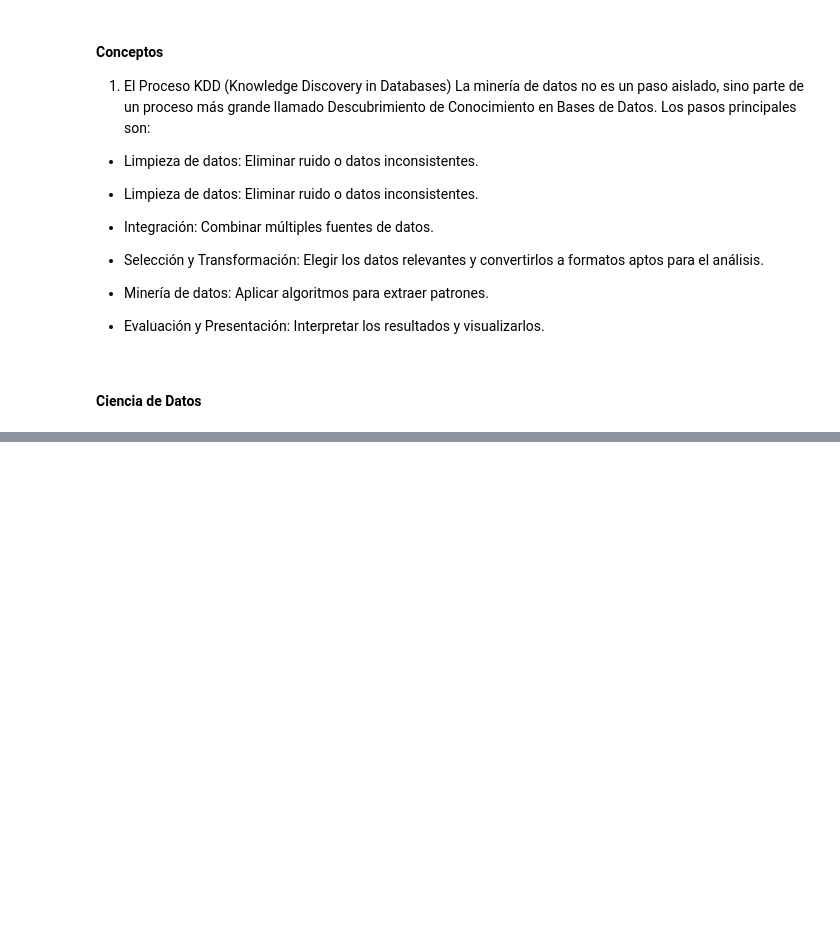
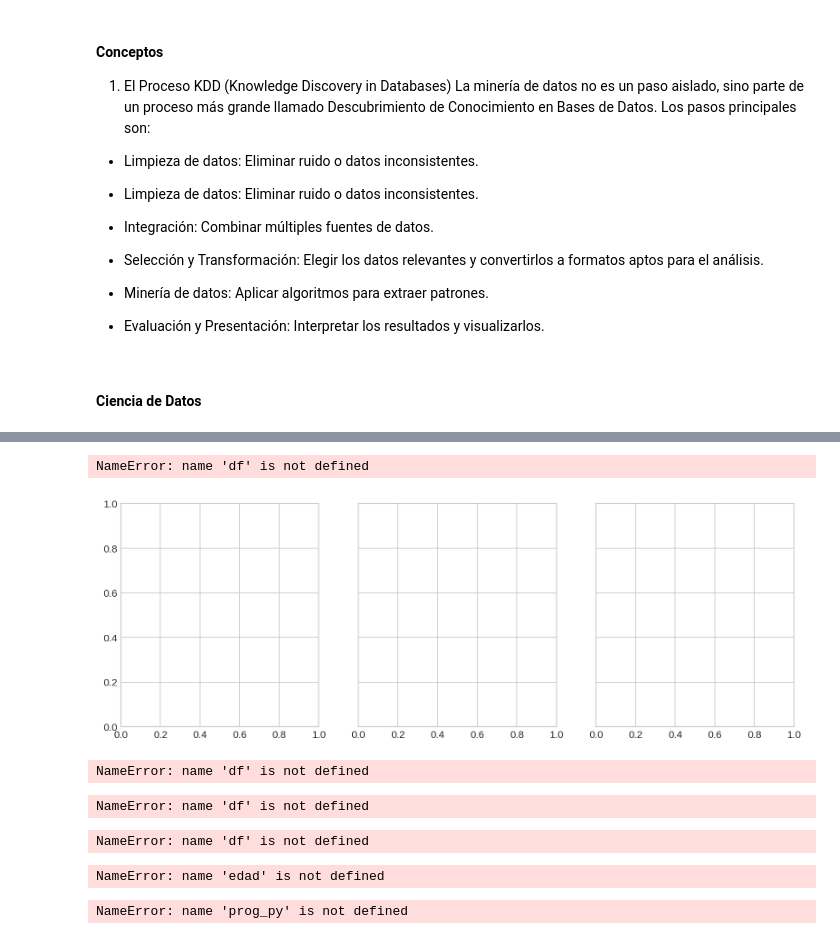
Before and after one commit to Javierxd1383/MineriaDeDatos, a Jupyter notebook: Mineria_de_Datos.ipynb, the cells around one changed output, grey strips where cells are left out. Drawn from its saved outputs; the diff is of its cells as text; code cells hidden in the pictures; blank space fills up the shorter version.

```diff
--- a/Mineria_de_Datos.ipynb
+++ b/Mineria_de_Datos.ipynb
@@ -29,0 +406,63 @@ hol
+# %%
+# 5) Barras: edad promedio por grupo (Sí/No) por variable
+# ======================================================
+fig, axes = plt.subplots(1,3, figsize=(12,4), sharey=True)
+for ax, col, title, color in zip(
+    axes,
+    ['prog_python','usa_colab','cuenta_github'],
+    ['Edad promedio por Python','Edad promedio por Colab','Edad promedio por GitHub'],
+    [accent, accent2, accent3]
+):
+    means = df.groupby(col)['edad'].mean().reindex([True, False])
+    labels = ['Sí','No']
+    bars = ax.bar(labels, means, color=[color, neutral], edgecolor='white')
+    for i, v in enumerate(means):
+        ax.text(i, v+0.05, f"{v:.2f}", ha='center', va='bottom', fontsize=9)
+    ax.set_title(title)
+    ax.set_xlabel('Grupo')
+axes[0].set_ylabel('Edad promedio (años)')
+plt.tight_layout()
+plt.show()
+fig.savefig('05_barras_edad_promedio.png', dpi=180)
+# %% [output]
+NameError: name 'df' is not defined
+[figure, added]
+# %%
+# 6) Estadísticos de edad (impresión)
+# ===================================
+summary_age = {
+    'n': int(df['edad'].size),
+    'min': float(df['edad'].min()),
+    'p25': float(np.percentile(df['edad'], 25)),
+    'mediana': float(df['edad'].median()),
+    'media': float(df['edad'].mean()),
+    'p75': float(np.percentile(df['edad'], 75)),
+    'max': float(df['edad'].max()),
+    'rango(ptp)': float(np.ptp(df['edad'])),
+    'var_muestral': float(np.var(df['edad'], ddof=1)),
+    'std_muestral': float(np.std(df['edad'], ddof=1)),
+    'cv': float(np.std(df['edad'], ddof=1)/np.mean(df['edad'])),
+}
+summary_age
+# %% [output]
+NameError: name 'df' is not defined
+# %%
+df.head()
+# %% [output]
+NameError: name 'df' is not defined
+# %%
+# A NumPy
+edad = df['edad'].to_numpy(dtype=float)
+prog_py = df['prog_python'].to_numpy(dtype=bool)
+usa_colab = df['usa_colab'].to_numpy(dtype=bool)
+cuenta_gh = df['cuenta_github'].to_numpy(dtype=bool)
+# %% [output]
+NameError: name 'df' is not defined
+# %%
+edad[:5]
+# %% [output]
+NameError: name 'edad' is not defined
+# %%
+prog_py[:5]
+# %% [output]
+NameError: name 'prog_py' is not defined
```
Also changed, not shown: parts of 94 cells of this notebook.
